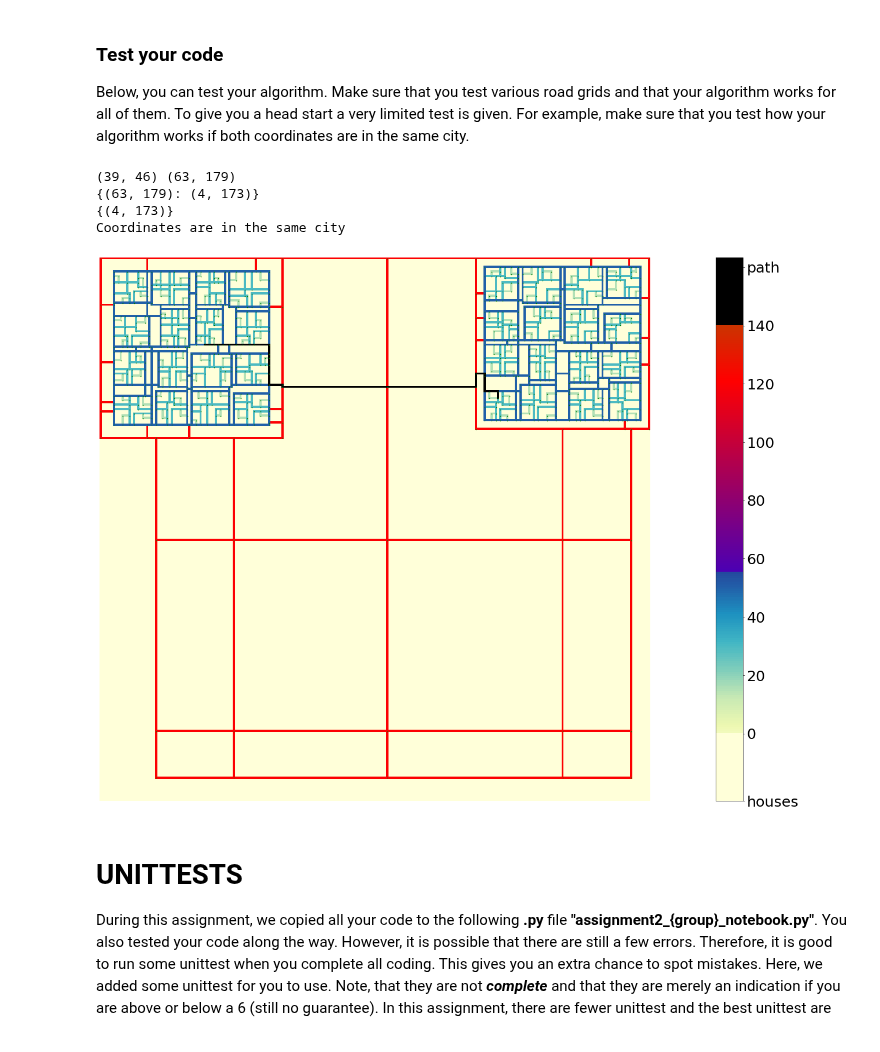
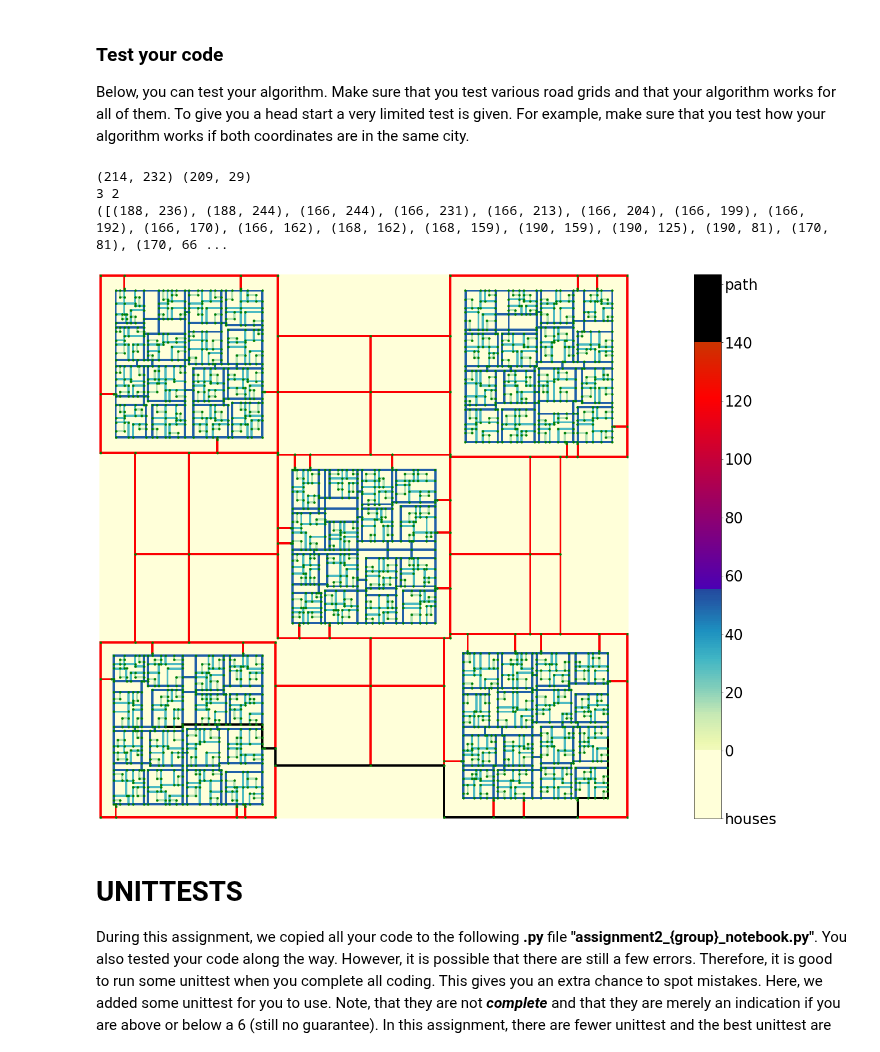
Before and after one commit to GabrielaGroenenewegenVanDerWeijden/AADS_Google_maps, a Jupyter notebook: AADS_Googlemaps/assignment2.ipynb, the cells around one changed output. Drawn from its saved outputs; the diff is of its cells as text; code cells hidden in the pictures.

```diff
--- a/AADS_Googlemaps/assignment2.ipynb
+++ b/AADS_Googlemaps/assignment2.ipynb
@@ -450,6 +450,11 @@ class Graph(GraphBluePrint):
                 if action not in history:
                     queue.append(action)
                     history.add(action)
+
+        # If we have a level five map we need to add the highway exits to the nodes.
+        if len(map_.city_corners) > 1:
+            for pos_exit in map_.get_all_city_exits():
+                    self.adjacency_list[pos_exit] = set()
 
 
     def adjacency_list_add_node(self, coordinate, actions):
@@ -860,18 +865,14 @@ class BFSSolverShortestPath():
         self.history = {source: (None, 0)}
         self.destination = destination
 
-        # Initializing the source and the graph.
-        self.source = source
+        # Initializing the graph.
         self.graph = graph
 
         # Calling the main_loop.
         self.main_loop()
 
-        # Calculating the route and the cost (distance) of the path.
-        route, cost = self.find_path()
-
-        # Returning the route and the cost.
-        return route, cost
+        # Returning the route and the cost, by using the find_path() function to compute them.
+        return self.find_path()
 
     def find_path(self):
         """
@@ -919,11 +920,8 @@ class BFSSolverShortestPath():
                 return
 
             # Otherwise, we are gonna go through all the next possible steps. Plus taking into account the speed_limit and the distance.
-            for new_node in self.next_step(current_node):
-                # Self.next_step return a tuple with first the coordinates of the node, the distance and third the speed limit.
-                next_node = new_node[0]
-                distance = new_node[1]
-                speed_limit = new_node[2]
+            for next_node, distance, speed_limit in self.next_step(current_node):
+                # Computing the new cost and calling step.
                 new_cost = self.new_cost(current_node, distance, speed_limit)
                 self.step(current_node, next_node, new_cost, speed_limit)
 
@@ -1007,7 +1005,7 @@ Appending to assignment2_3424340_notebook.py
 Below, you can test your algorithm. Make sure that you test various road grids and that your algorithm works for all of them. To give you a head start a very limited test is given.
 # %%
 # If you put the map generated in a separate cell you can run multiple tests on the same map
-map_ = Map(1, (1,3))
+map_ = Map(3, (1,3))
 # %%
 plt.matplotlib.rcParams['figure.dpi'] = max(50, map_.size ** 0.5 // 2)  # Number of pixels, therefore, the quality of the image. A large dpi is very slow.
 
@@ -1582,26 +1613,26 @@ Replace existing code assignment2_3424340_notebook.py
 Below, you can test your algorithm. Make sure that you test various road grids and that your algorithm works for all of them. To give you a head start a very limited test is given. For example, make sure that you test how your algorithm works if both coordinates are in the same city.
 # %%
 # If you put the map generated in a separate cell you can run multiple tests on the same map
-map_ = Map(5, (1,1), 2)
+map_ = Map(5, (1,1), 5)
 # %%
 plt.matplotlib.rcParams['figure.dpi'] = min(1000, max(50, map_.size ** 0.5 // 4))  # Number of pixels, therefore, the quality of the image. A large dpi is very slow.
 
 start = map_.get_coordinate_in_city(RNG.integers(len(map_.city_grids)-1))
 end = map_.get_coordinate_in_city(RNG.integers(len(map_.city_grids)-1))
+
 vehicle_speed = 180
 
 path, time = find_path(start, end, map_, vehicle_speed, 3) # type: ignore
 #print(f"The estimate travel time for the path is: {time}")
 # uncomment to see all nodes
 graph = Graph(map_)
-graph.show_coordinates(color='g', size=1)
+graph.show_coordinates(color='g', size=4)
 map_.show(path)
 # %% [output]
-(39, 46) (63, 179)
-{(63, 179): (4, 173)}
-{(4, 173)}
-Coordinates are in the same city
+(214, 232) (209, 29)
+3 2
+([(188, 236), (188, 244), (166, 244), (166, 231), (166, 213), (166, 204), (166, 199), (166, 192), (166, 170), (166, 162), (168, 162), (168, 159), (190, 159), (190, 125), (190, 81), (170, 81), (170, 66 ...
-[figure, old version]
+[figure, new version]
 # %% [markdown]
 # UNITTESTS
 
```
Also changed, not shown: parts of 8 cells of this notebook, 2 other files.
